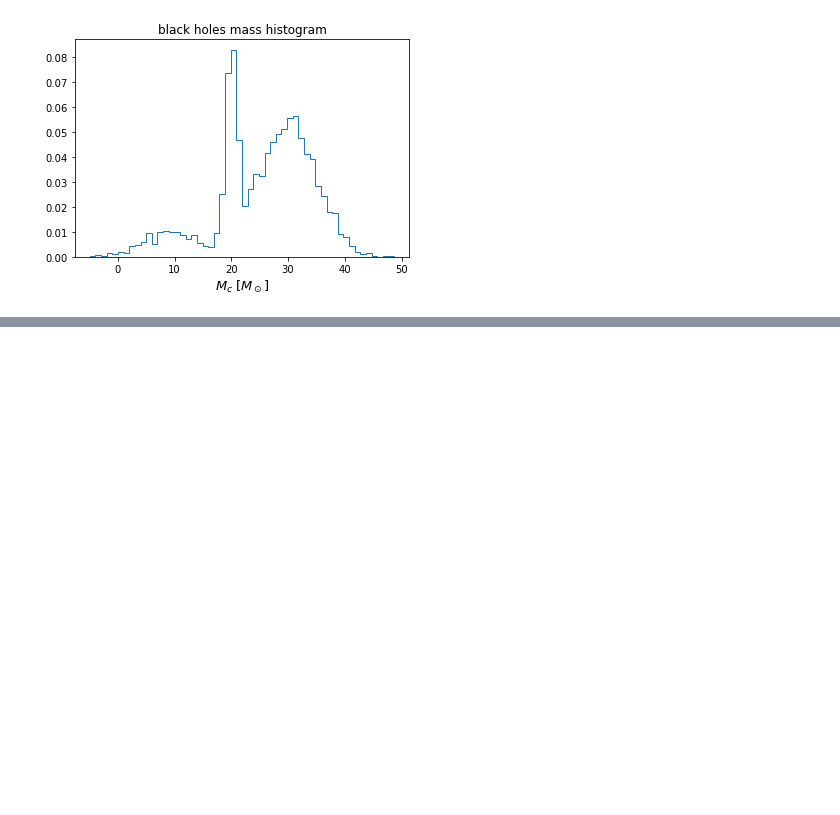
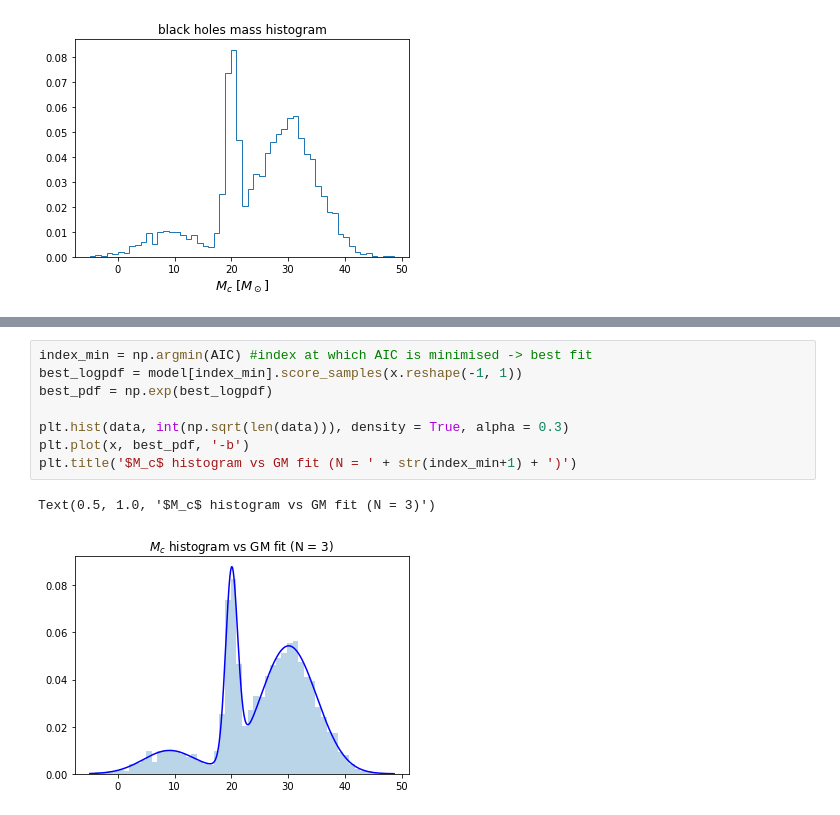
Before and after one commit to lisam10/astrostatistics_bicocca_2024, a Jupyter notebook: working/W06_BHmodels.ipynb, the cells around one changed output, grey strips where cells are left out. Drawn from its saved outputs; the diff is of its cells as text; blank space fills up the shorter version.

```diff
--- a/working/W06_BHmodels.ipynb
+++ b/working/W06_BHmodels.ipynb
@@ -76,0 +76,11 @@ run number 3 means =  [[30.10090724]
+# %%
+index_min = np.argmin(AIC) #index at which AIC is minimised -> best fit
+best_logpdf = model[index_min].score_samples(x.reshape(-1, 1))
+best_pdf = np.exp(best_logpdf)
+
+plt.hist(data, int(np.sqrt(len(data))), density = True, alpha = 0.3)
+plt.plot(x, best_pdf, '-b')
+plt.title('$M_c$ histogram vs GM fit (N = ' + str(index_min+1) + ')')
+# %% [output]
+Text(0.5, 1.0, '$M_c$ histogram vs GM fit (N = 3)')
+[figure, added]
```
Also changed, not shown: parts of 3 cells of this notebook.
